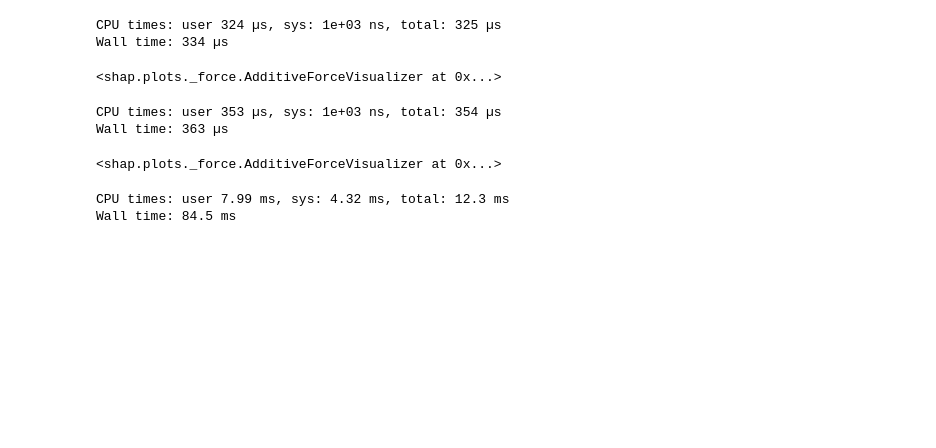
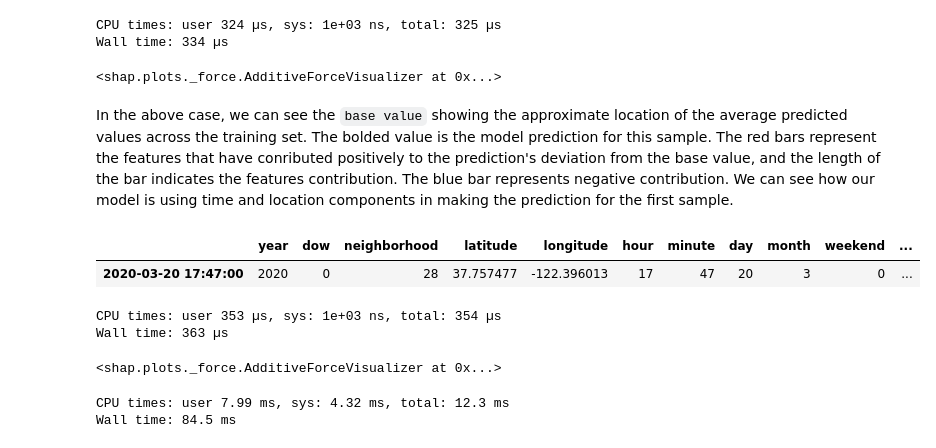
Before and after one commit to fazeelgm/UCB_ML_AI_Capstone, a Jupyter notebook: notebooks/ModelExploration.ipynb, the cells around one changed output. Saved outputs shown, nothing was run; the diff lists cells and outputs as text; code cells hidden in the pictures; blank space fills up the shorter version.

```diff
--- a/notebooks/ModelExploration.ipynb
+++ b/notebooks/ModelExploration.ipynb
@@ -1055,6 +1112,13 @@ shap.force_plot(explainer.expected_value[0], shap_values[0][:,0], features=X_tra
 CPU times: user 324 µs, sys: 1e+03 ns, total: 325 µs
 Wall time: 334 µs
 <shap.plots._force.AdditiveForceVisualizer at 0x...>
+# %% [markdown]
+In the above case, we can see the `base value` showing the approximate location of the average predicted values across the training set. The bolded value is the model prediction for this sample. The red bars represent the features that have conributed positively to the prediction's deviation from the base value, and the length of the bar indicates the features contribution. The blue bar represents negative contribution. We can see how our model is using time and location components in making the prediction for the first sample.
+# %%
+pd.DataFrame(sample_first_20.iloc[-1]).T
+# %% [output]
+|  | year | dow | neighborhood | latitude | longitude | hour | minute | day | month | weekend | ... |
+| 2020-03-20 17:47:00 | 2020 | 0 | 28 | 37.757477 | -122.396013 | 17 | 47 | 20 | 3 | 0 | ... |
 # %%
 %%time
 
```
Also changed, not shown: parts of 33 cells of this notebook, 2 other files.
